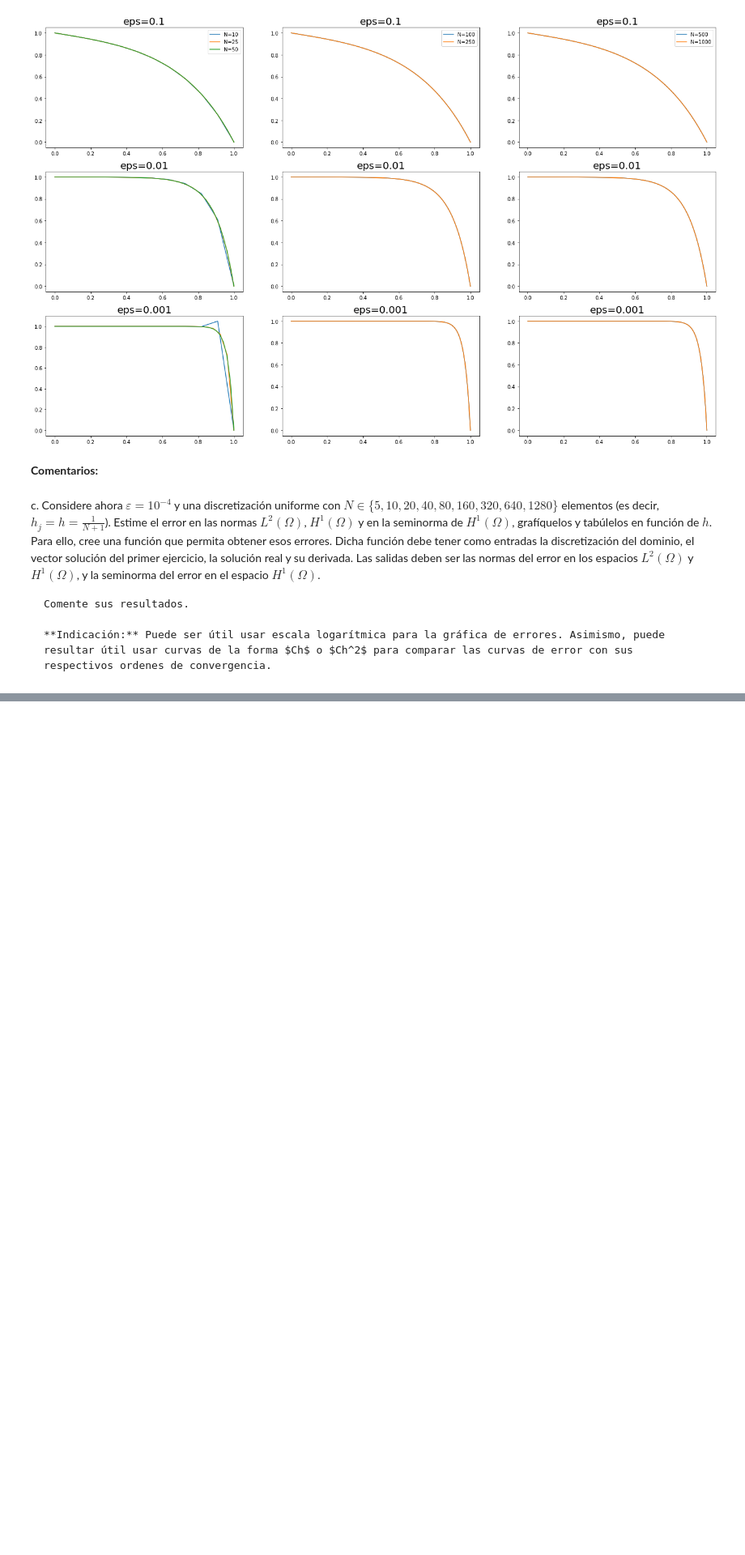
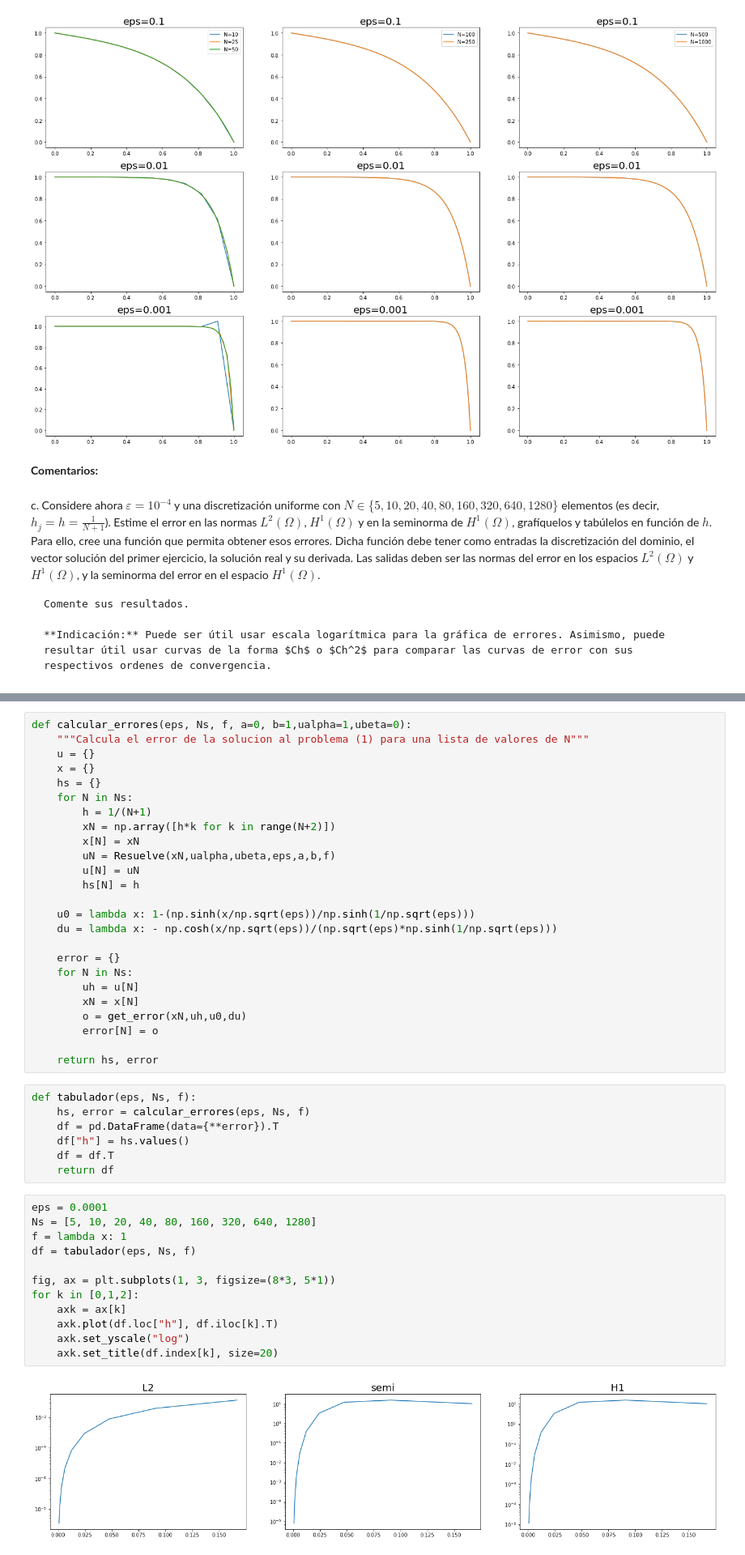
Before and after one commit to furrutiav/labs-edpn, a Jupyter notebook: lab3edpn/20220420092092970CE8B1AEB3AB__Enunciado_-_Lab3.ipynb, the cells around one changed output, grey strips where cells are left out. Shown at 81% size. Saved outputs shown, nothing was run; the diff lists cells and outputs as text; blank space fills up the shorter version.

```diff
--- a/lab3edpn/20220420092092970CE8B1AEB3AB__Enunciado_-_Lab3.ipynb
+++ b/lab3edpn/20220420092092970CE8B1AEB3AB__Enunciado_-_Lab3.ipynb
@@ -324,0 +394,46 @@ def tabulador(eps, Ns, f):
+# %%
+def calcular_errores(eps, Ns, f, a=0, b=1,ualpha=1,ubeta=0):
+    """Calcula el error de la solucion al problema (1) para una lista de valores de N"""
+    u = {}
+    x = {}
+    hs = {}
+    for N in Ns:
+        h = 1/(N+1)
+        xN = np.array([h*k for k in range(N+2)])
+        x[N] = xN
+        uN = Resuelve(xN,ualpha,ubeta,eps,a,b,f)
+        u[N] = uN
+        hs[N] = h
+
+    u0 = lambda x: 1-(np.sinh(x/np.sqrt(eps))/np.sinh(1/np.sqrt(eps)))
+    du = lambda x: - np.cosh(x/np.sqrt(eps))/(np.sqrt(eps)*np.sinh(1/np.sqrt(eps)))
+
+    error = {}
+    for N in Ns:
+        uh = u[N]
+        xN = x[N]
+        o = get_error(xN,uh,u0,du)
+        error[N] = o
+
+    return hs, error
+# %%
+def tabulador(eps, Ns, f):
+    hs, error = calcular_errores(eps, Ns, f)
+    df = pd.DataFrame(data={**error}).T
+    df["h"] = hs.values()
+    df = df.T
+    return df
+# %%
+eps = 0.0001
+Ns = [5, 10, 20, 40, 80, 160, 320, 640, 1280]
+f = lambda x: 1
+df = tabulador(eps, Ns, f)
+
+fig, ax = plt.subplots(1, 3, figsize=(8*3, 5*1))
+for k in [0,1,2]:
+    axk = ax[k]
+    axk.plot(df.loc["h"], df.iloc[k].T)
+    axk.set_yscale("log")
+    axk.set_title(df.index[k], size=20)
+# %% [output]
+[figure, added]
```
Also changed, not shown: parts of 10 cells of this notebook.
